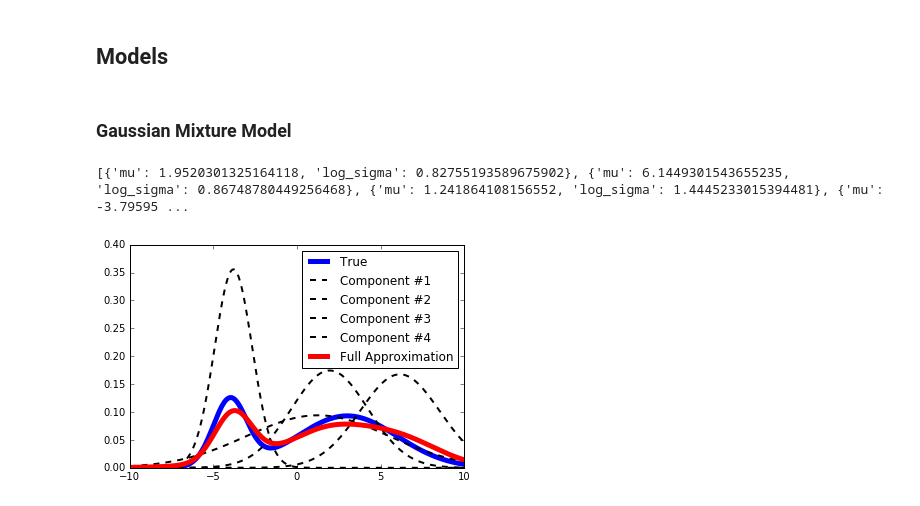
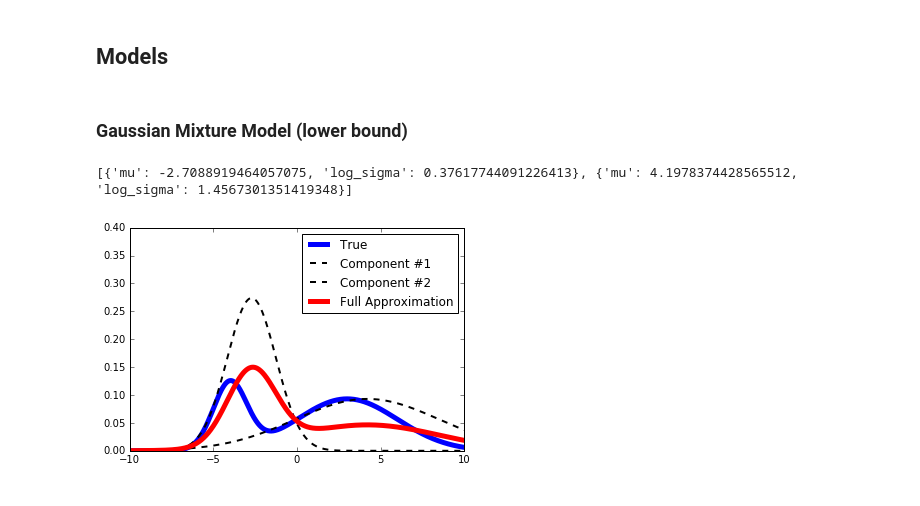
Before and after one commit to enalisnick/blog_sandbox, a Jupyter notebook: svgd/Latent_SVGD.ipynb, the cells around one changed output. Cells and saved outputs as stored; diff of their text form; code cells hidden in the pictures.

```diff
--- a/svgd/Latent_SVGD.ipynb
+++ b/svgd/Latent_SVGD.ipynb
@@ -21,7 +21,7 @@ where $k$ is a valid kernel and $\epsilon$ is a step-size.  The operator $\bolds
 ### Kernels for $\mathbb{R}^{d}$
 # %%
 # Probability Product Kernel
-def prob_prod(z1_mu, z1_log_sigma, z2_mu, z2_log_sigma, scale=3.):
+def prob_prod(z1_mu, z1_log_sigma, z2_mu, z2_log_sigma, scale=2.5):
 
     z1_sigma = np.exp(z1_log_sigma)
     z2_sigma = np.exp(z2_log_sigma)
@@ -33,7 +33,7 @@ def prob_prod(z1_mu, z1_log_sigma, z2_mu, z2_log_sigma, scale=3.):
 
     return norm * np.exp( -rho/2. * ((z1_mu**2)/z1_sigma + (z2_mu**2)/z2_sigma - (mu_star**2)/sigma_star ) )
 
-def prob_prod2(z1_log_sigma, z1_mu, z2_mu, z2_log_sigma, scale=3.):
+def prob_prod2(z1_log_sigma, z1_mu, z2_mu, z2_log_sigma, scale=2.5):
 
     z1_sigma = np.exp(z1_log_sigma)
     z2_sigma = np.exp(z2_log_sigma)
@@ -52,7 +52,7 @@ def rbf(x1, x2, params={'lengthScale': 5.}):
 # %% [markdown]
 ## Models
 # %% [markdown]
-### Gaussian Mixture Model
+### Gaussian Mixture Model (lower bound)
 # %%
 # Model
 def gaussPdf(x, params):
@@ -87,7 +87,7 @@ params = {
 q0 = np.random.normal
 
 ### generate samples
-n = 4
+n = 2
 psi = []
 for sampleIdx in xrange(n):
     psi.append( {'mu':q0(), 'log_sigma':0.} )
@@ -119,7 +119,7 @@ def steinOp(vi_params, idx, dLogModel, params, dEntropy, kernel, kernelParams=No
     return (1./K * returnVal_mu, 1./K * returnVal_logSigma)
 
 
-maxEpochs = 750
+maxEpochs = 1000
 lr_mu = .1
 lr_sig = .05
 for epochIdx in xrange(maxEpochs):
@@ -127,32 +127,32 @@ for epochIdx in xrange(maxEpochs):
         update = steinOp(psi, idx, dLogModel, params, dEntropy_dLogSigma, kernel)
         psi[idx]['mu'] += lr_mu * update[0]
         psi[idx]['log_sigma'] += lr_sig * update[1]
 
 print psi
 
 plt.figure()
 
 # plot true distributions
 x_true = np.linspace(-10, 10, 1000)
 probs_true = [np.exp(logModel(z, params)) for z in x_true]
 plt.plot(x_true, probs_true, 'b-', linewidth=5, label="True")
 
 # plot latent
 colors = ['r','g','y','m']
 probs_approx = []
 for k in xrange(n):
     probs_approx.append([gaussPdf(z, {'mu':psi[k]['mu'], 'sigma':np.exp(psi[k]['log_sigma'])}) for z in x_true])
     plt.plot(x_true, probs_approx[-1], '--k', linewidth=2, label="Component #%d" %(k+1))
 
 full_approx = np.zeros(x_true.shape[0])
 for k in xrange(n):
     full_approx += 1./n * np.array(probs_approx[k])
 plt.plot(x_true, full_approx, '-r', linewidth=5, label="Full Approximation")
 
 plt.xlim([-10,10])
 plt.ylim([0,.4])
 plt.legend()
 plt.show()
 # %% [output]
-[{'mu': 1.9520301325164118, 'log_sigma': 0.82755193589675902}, {'mu': 6.1449301543655235, 'log_sigma': 0.86748780449256468}, {'mu': 1.241864108156552, 'log_sigma': 1.4445233015394481}, {'mu': -3.79595 ...
+[{'mu': -2.7088919464057075, 'log_sigma': 0.37617744091226413}, {'mu': 4.1978374428565512, 'log_sigma': 1.4567301351419348}]
-[figure, old version]
+[figure, new version]
```
Also changed, not shown: parts of 4 cells of this notebook.
